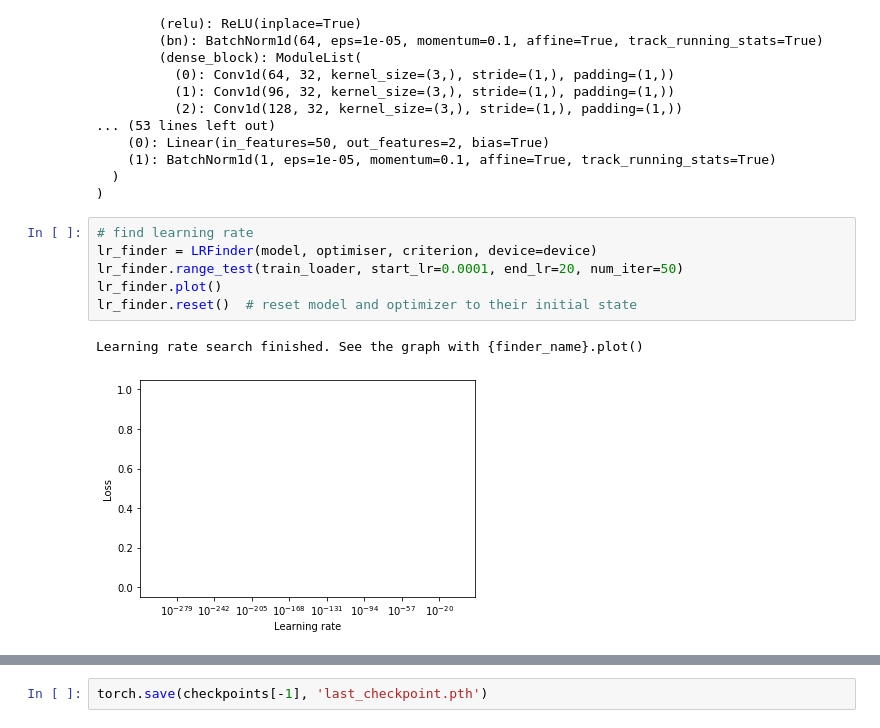
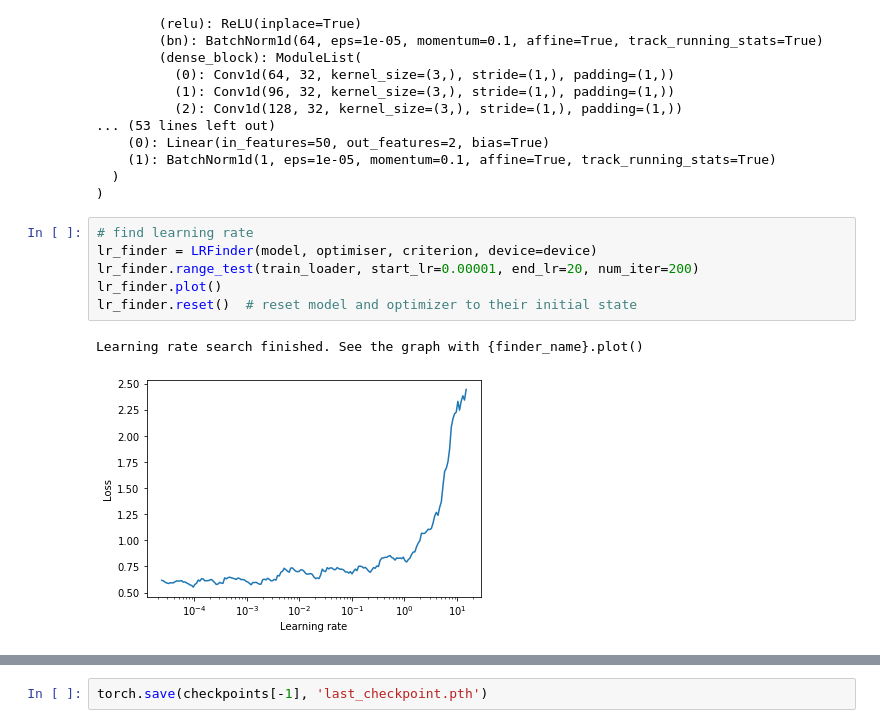
Before and after one commit to Stoops-ML/aerofoils, a Jupyter notebook: main.ipynb, the cells around one changed output, grey strips where cells are left out. Cells and saved outputs as stored; diff of their text form.

```diff
--- a/main.ipynb
+++ b/main.ipynb
@@ -136,12 +143,12 @@ DenseNet(
 # %%
 # find learning rate
 lr_finder = LRFinder(model, optimiser, criterion, device=device)
-lr_finder.range_test(train_loader, start_lr=0.0001, end_lr=20, num_iter=50)
+lr_finder.range_test(train_loader, start_lr=0.00001, end_lr=20, num_iter=200)
 lr_finder.plot()
 lr_finder.reset()  # reset model and optimizer to their initial state
 # %% [output]
 Learning rate search finished. See the graph with {finder_name}.plot()
-[figure, old version]
+[figure, new version]
 # %%
 # train model
 model, checkpoints = train(model, optimiser, criterion, num_epochs, train_dataset, valid_dataset, train_loader,
```
Also changed, not shown: parts of 17 cells of this notebook, 3 other files.
